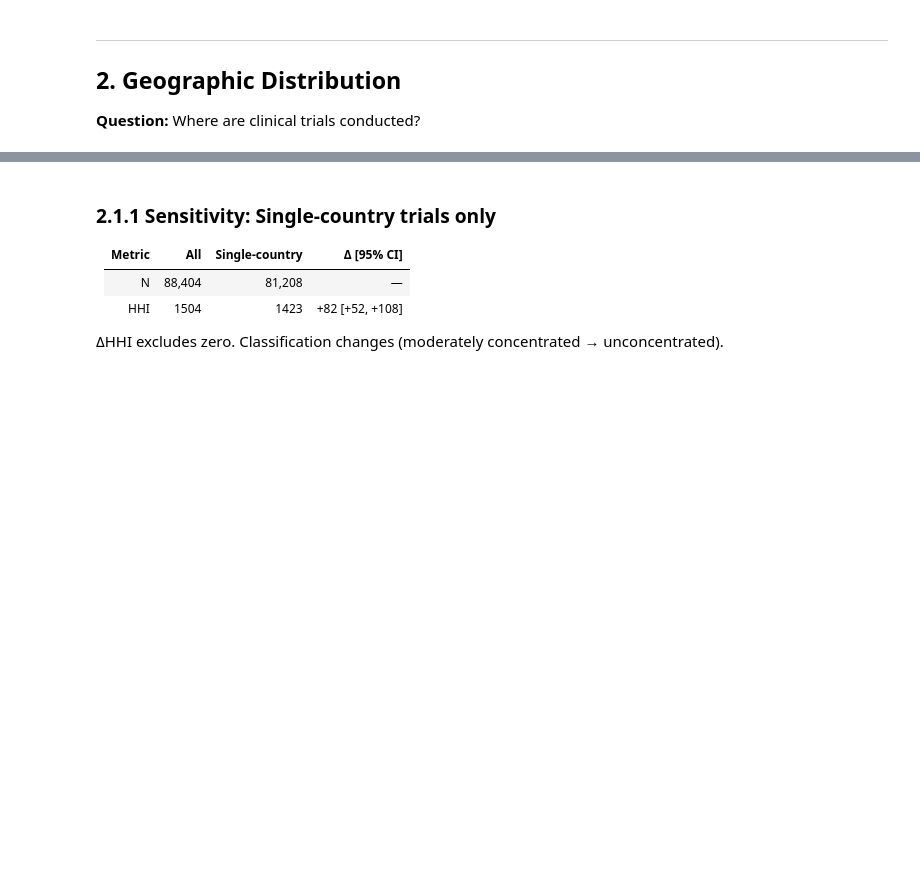
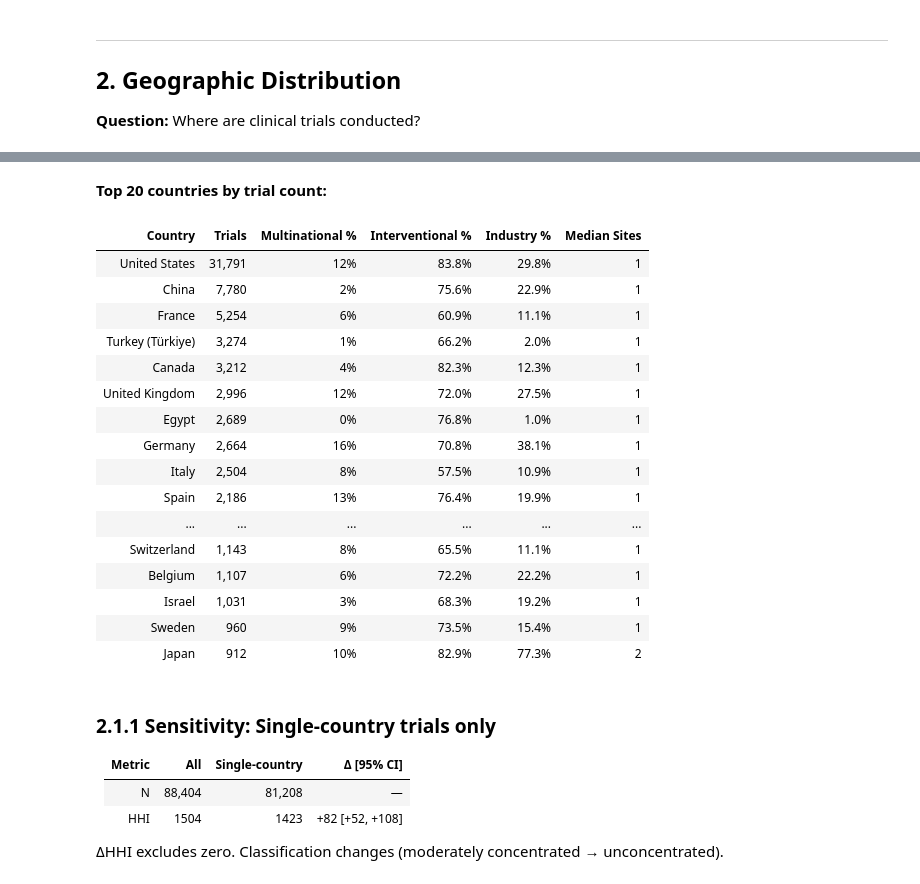
Before and after one commit to Pevicsanch/Clinical-Trial-Analytics, a Jupyter notebook: notebooks/04_geographic_insights.ipynb, the cells around one changed output, grey strips where cells are left out. Saved outputs shown, nothing was run; the diff lists cells and outputs as text; code cells hidden in the pictures; blank space fills up the shorter version.

```diff
--- a/notebooks/04_geographic_insights.ipynb
+++ b/notebooks/04_geographic_insights.ipynb
@@ -171,19 +194,17 @@ df_country['pct_multinational'] = df_country['pct_multinational'] * 100
 df_country['pct_interventional'] = df_country['n_interventional'] / df_country['n_trials'] * 100
 df_country['pct_industry'] = df_country['n_industry'] / df_country['n_trials'] * 100
 
-# Top 20 countries
 top20 = df_country.head(20).copy()
 
-# Concentration metrics (trial-weighted, primary country assignment)
+# Concentration metrics
 total_trials = df_country['n_trials'].sum()
 top5_share = df_country.head(5)['n_trials'].sum() / total_trials * 100
 top10_share = df_country.head(10)['n_trials'].sum() / total_trials * 100
 
-# HHI (Herfindahl-Hirschman Index) with bootstrap CI
+# HHI with bootstrap CI
 df_country['market_share'] = df_country['n_trials'] / total_trials
 hhi = (df_country['market_share'] ** 2).sum() * 10000
 
-# Bootstrap confidence interval for HHI
 np.random.seed(42)
 n_bootstrap = 1000
 country_array = df_geo['primary_country'].values
@@ -200,7 +221,7 @@ for _ in range(n_bootstrap):
 hhi_ci_low = np.percentile(hhi_bootstrap, 2.5)
 hhi_ci_high = np.percentile(hhi_bootstrap, 97.5)
 
-# HHI interpretation (thresholds: <1500 unconcentrated, 1500-2500 moderate, >2500 high)
+# HHI interpretation (DOJ/FTC thresholds)
 if hhi < 1500:
     hhi_interpretation = "unconcentrated"
 elif hhi < 2500:
@@ -208,37 +229,68 @@ elif hhi < 2500:
 else:
     hhi_interpretation = "highly concentrated"
 
-ci_spans_boundary = (hhi_ci_low < 1500 < hhi_ci_high) or (hhi_ci_low < 2500 < hhi_ci_high)
-boundary_note = " (CI spans threshold)" if ci_spans_boundary else ""
+# Check if CI spans classification boundaries
+ci_spans_1500 = hhi_ci_low < 1500 < hhi_ci_high
+ci_spans_2500 = hhi_ci_low < 2500 < hhi_ci_high
+
+if ci_spans_1500 or ci_spans_2500:
+    boundary_note = " — CI spans classification boundary, interpret with caution"
+else:
+    boundary_note = ""
 
 pct_multinational_all = df_geo['is_multinational'].mean() * 100
 
+# Quantify multinational impact on top country
+top1_name = df_country.iloc[0]['primary_country']
+top1_pct_multinational = df_country.iloc[0]['pct_multinational']
+top1_share = df_country.iloc[0]['market_share'] * 100
+
+# How many of top country's trials are multinational?
+top1_multinational_trials = df_geo[(df_geo['primary_country'] == top1_name) & (df_geo['is_multinational'] == 1)]
+top1_n_multinational = len(top1_multinational_trials)
+top1_n_total = df_country.iloc[0]['n_trials']
+
 display(Markdown(f"""
-### 2.1 Geographic concentration (primary country assignment)
+### 2.1 Geographic concentration
+
+**How are trials assigned to countries?**
+
+- **Presence:** A country has ≥1 site in the trial (one trial can have presence in multiple countries)
+- **Primary country (used here):** The country with the most sites per trial. For example, a trial with 5 US sites, 2 German sites, and 1 French site is assigned to the US.
+
+**Concentration metrics:**
 
 | Metric | Value | 95% CI |
 |--------|-------|--------|
-| Top 5 countries | {top5_share:.0f}% | — |
-| Top 10 countries | {top10_share:.0f}% | — |
-| **HHI** | **{hhi:.0f}** ({hhi_interpretation}) | [{hhi_ci_low:.0f}, {hhi_ci_high:.0f}]{boundary_note} |
+| Top 5 countries | {top5_share:.0f}% of all trials | — |
+| Top 10 countries | {top10_share:.0f}% of all trials | — |
+| **HHI** | **{hhi:.0f}** ({hhi_interpretation}) | [{hhi_ci_low:.0f}–{hhi_ci_high:.0f}]{boundary_note} |
 
-**Interpretation caveat:** {pct_multinational_all:.0f}% of trials are multinational but assigned to a single country (mode of sites). This inflates top-market shares and HHI. See §2.1.2 for site-weighted alternative.
+**What is HHI?** The Herfindahl-Hirschman Index measures market concentration. It ranges from near 0 (highly fragmented) to 10,000 (single-country monopoly). The DOJ/FTC classifies markets as: unconcentrated (<1,500), moderately concentrated (1,500–2,500), or highly concentrated (>2,500).
+
+**Multinational trial impact on {top1_name}:**
+- {top1_share:.0f}% of all trials list {top1_name} as their primary country
+- Of these, {top1_pct_multinational:.0f}% are multinational trials (assigned to {top1_name} because it has the most sites)
+- This inflates {top1_name}'s apparent share. Section 2.1.2 presents a site-weighted alternative that distributes credit across all countries.
 """))
 
 display(Markdown("**Top 20 countries by trial count:**"))
 display(
-    top20[['primary_country', 'n_trials', 'pct_interventional', 'pct_industry', 'median_sites']]
+    top20[['primary_country', 'n_trials', 'pct_multinational', 'pct_interventional', 'pct_industry', 'median_sites']]
     .rename(columns={
         'primary_country': 'Country',
         'n_trials': 'Trials',
+        'pct_multinational': 'Multinational %',
         'pct_interventional': 'Interventional %',
         'pct_industry': 'Industry %',
         'median_sites': 'Median Sites',
     })
     .style.format({
         'Trials': '{:,.0f}',
+        'Multinational %': '{:.0f}%',
         'Interventional %': '{:.1f}%',
         'Industry %': '{:.1f}%',
         'Median Sites': '{:.0f}',
     }).hide(axis='index')
 )
+# %% [output]
@@ -245,3 +319,21 @@ display(
+**Top 20 countries by trial count:**
+| Country | Trials | Multinational % | Interventional % | Industry % | Median Sites |
+| United States | 31,791 | 12% | 83.8% | 29.8% | 1 |
+| China | 7,780 | 2% | 75.6% | 22.9% | 1 |
+| France | 5,254 | 6% | 60.9% | 11.1% | 1 |
+| Turkey (Türkiye) | 3,274 | 1% | 66.2% | 2.0% | 1 |
+| Canada | 3,212 | 4% | 82.3% | 12.3% | 1 |
+| United Kingdom | 2,996 | 12% | 72.0% | 27.5% | 1 |
+| Egypt | 2,689 | 0% | 76.8% | 1.0% | 1 |
+| Germany | 2,664 | 16% | 70.8% | 38.1% | 1 |
+| Italy | 2,504 | 8% | 57.5% | 10.9% | 1 |
+| Spain | 2,186 | 13% | 76.4% | 19.9% | 1 |
+| ... | ... | ... | ... | ... | ... |
+| Switzerland | 1,143 | 8% | 65.5% | 11.1% | 1 |
+| Belgium | 1,107 | 6% | 72.2% | 22.2% | 1 |
+| Israel | 1,031 | 3% | 68.3% | 19.2% | 1 |
+| Sweden | 960 | 9% | 73.5% | 15.4% | 1 |
+| Japan | 912 | 10% | 82.9% | 77.3% | 2 |
 # %%
 # ============================================================
 # 2.1.1 Sensitivity: Single-country trials only
```
Also changed, not shown: parts of 17 cells of this notebook.
